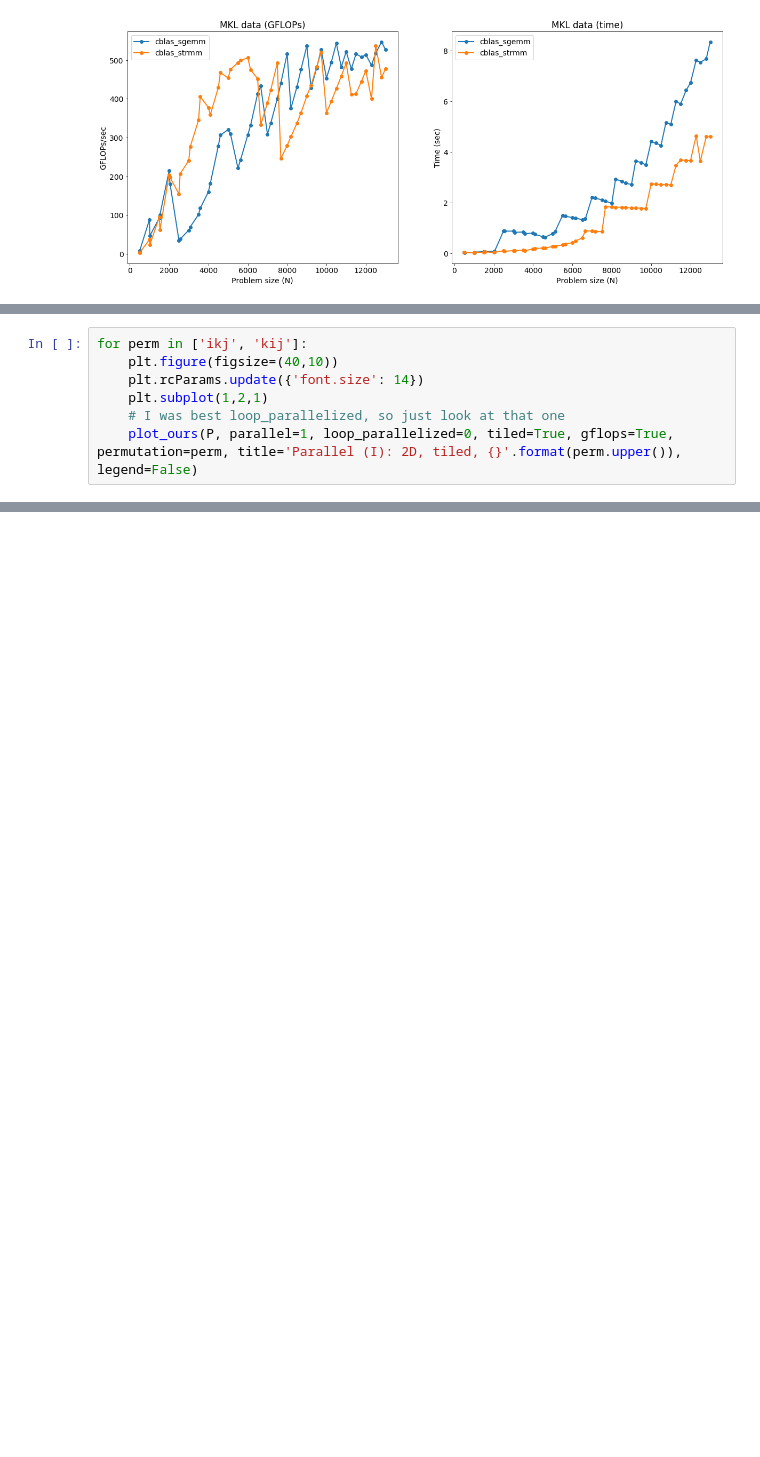
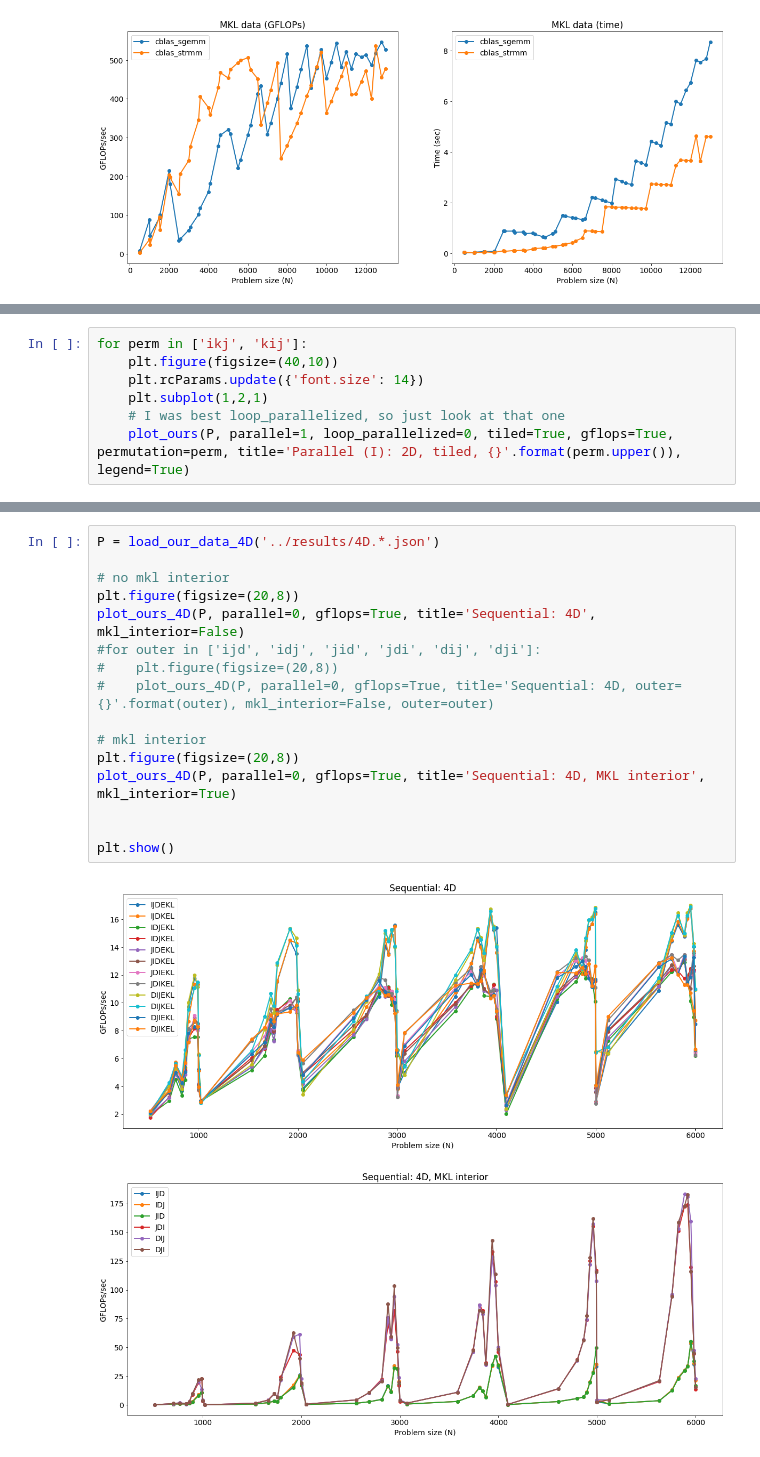
Before and after one commit to lnarmour/parric-ttmm, a Jupyter notebook: scripts/finalScripts/plots/Baseline.ipynb, the cells around one changed output, grey strips where cells are left out. Cells and saved outputs as stored; diff of their text form; blank space fills up the shorter version.

```diff
--- a/scripts/finalScripts/plots/Baseline.ipynb
+++ b/scripts/finalScripts/plots/Baseline.ipynb
@@ -204,5 +203,5 @@ for perm in ['ikj', 'kij']:
     plt.rcParams.update({'font.size': 14})
     plt.subplot(1,2,1)
     # I was best loop_parallelized, so just look at that one
-    plot_ours(P, parallel=1, loop_parallelized=0, tiled=True, gflops=True, permutation=perm, title='Parallel (I): 2D, tiled, {}'.format(perm.upper()), legend=False)
+    plot_ours(P, parallel=1, loop_parallelized=0, tiled=True, gflops=True, permutation=perm, title='Parallel (I): 2D, tiled, {}'.format(perm.upper()), legend=True)
 # %% [output]
@@ -210,0 +327,19 @@ for perm in ['ikj', 'kij']:
+# %%
+P = load_our_data_4D('../results/4D.*.json')
+
+# no mkl interior
+plt.figure(figsize=(20,8))
+plot_ours_4D(P, parallel=0, gflops=True, title='Sequential: 4D', mkl_interior=False)
+#for outer in ['ijd', 'idj', 'jid', 'jdi', 'dij', 'dji']:
+#    plt.figure(figsize=(20,8))
+#    plot_ours_4D(P, parallel=0, gflops=True, title='Sequential: 4D, outer={}'.format(outer), mkl_interior=False, outer=outer)
+
+# mkl interior
+plt.figure(figsize=(20,8))
+plot_ours_4D(P, parallel=0, gflops=True, title='Sequential: 4D, MKL interior', mkl_interior=True)
+
+
+plt.show()
+# %% [output]
+[figure, added]
+[figure, added]
```
Also changed, not shown: parts of 6 cells of this notebook.
